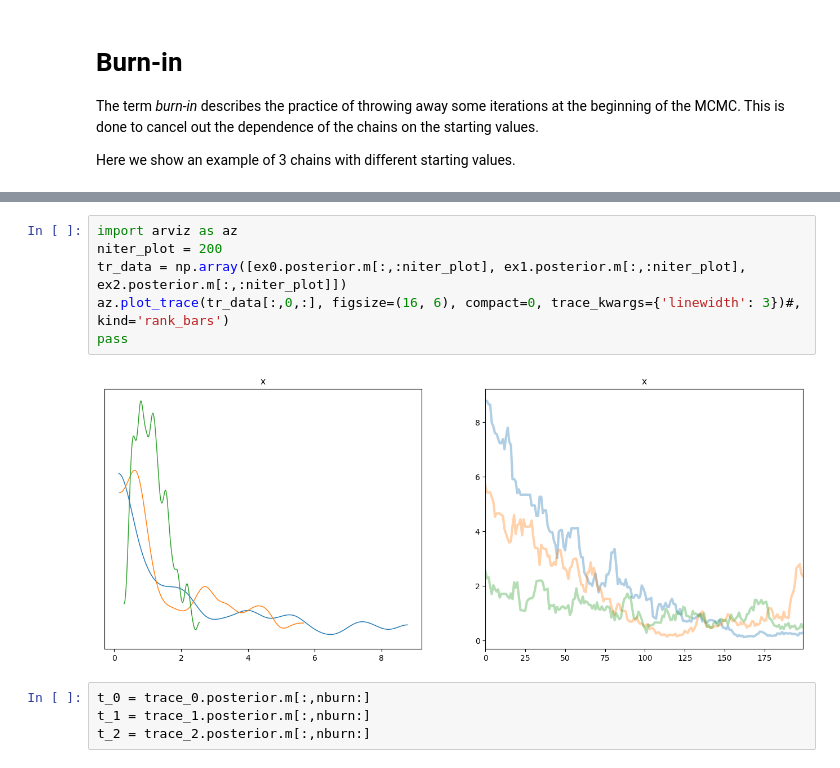
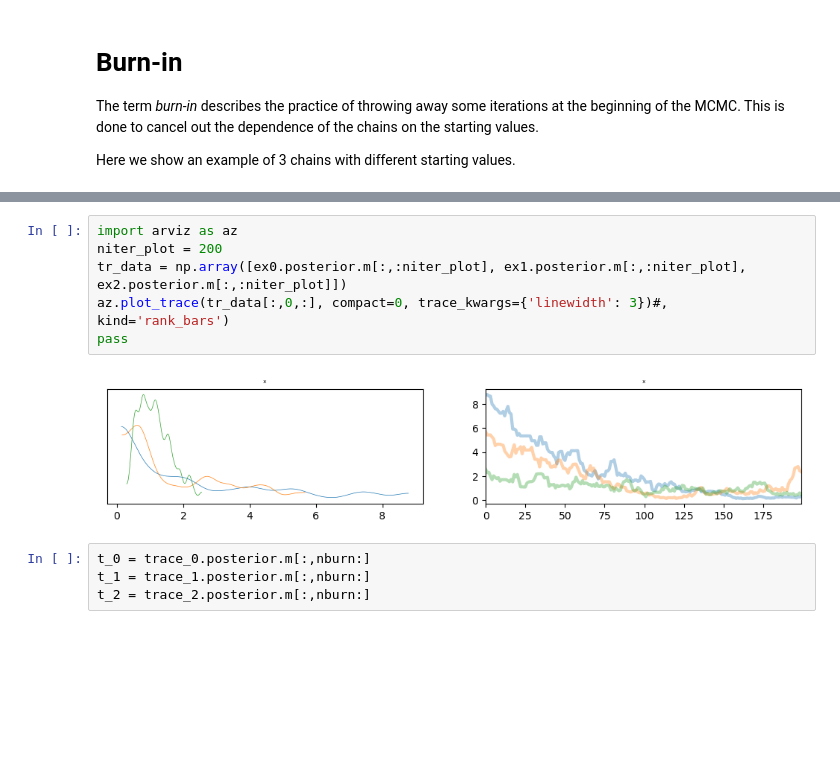
Before and after one commit to fcastagna/mcmc_convergence, a Jupyter notebook: convergence.ipynb, the cells around one changed output, grey strips where cells are left out. Saved outputs shown, nothing was run; the diff lists cells and outputs as text; blank space fills up the shorter version.

```diff
--- a/convergence.ipynb
+++ b/convergence.ipynb
@@ -75,11 +67,11 @@ with model:
 # %%
 import arviz as az
 niter_plot = 200
 tr_data = np.array([ex0.posterior.m[:,:niter_plot], ex1.posterior.m[:,:niter_plot], ex2.posterior.m[:,:niter_plot]])
-az.plot_trace(tr_data[:,0,:], figsize=(16, 6), compact=0, trace_kwargs={'linewidth': 3})#, kind='rank_bars')
+az.plot_trace(tr_data[:,0,:], compact=0, trace_kwargs={'linewidth': 3})#, kind='rank_bars')
 pass
 # %% [output]
-[figure, old version]
+[figure, new version]
 # %%
 t_0 = trace_0.posterior.m[:,nburn:]
 t_1 = trace_1.posterior.m[:,nburn:]
```
Also changed, not shown: parts of 2 cells of this notebook.
